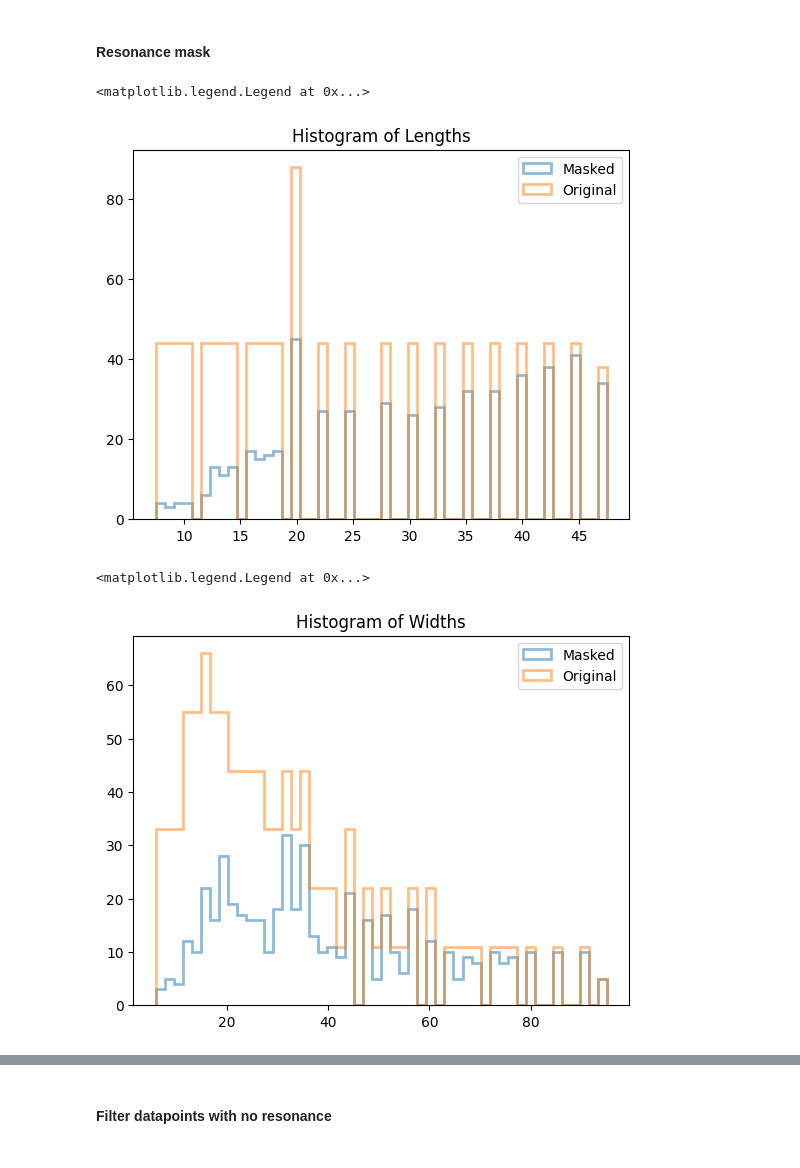
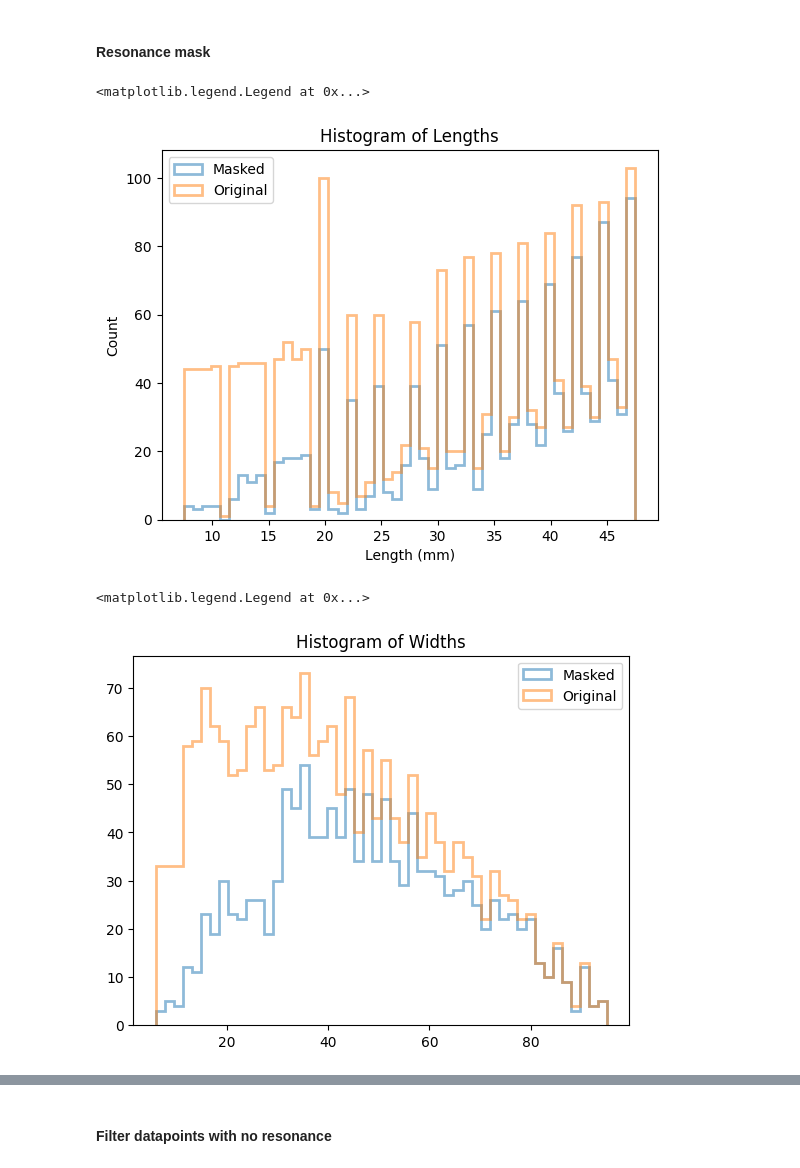
Before and after one commit to becklabs/patch-antenna-tto, a Jupyter notebook: notebooks/preprocessing.ipynb, the cells around one changed output, grey strips where cells are left out. Drawn from its saved outputs; the diff is of its cells as text; code cells hidden in the pictures.

```diff
--- a/notebooks/preprocessing.ipynb
+++ b/notebooks/preprocessing.ipynb
@@ -7,5 +7,6 @@ from deepad.simulation.utils import load_results
 # %%
-data_dir = "../data/results/sim_results2/s_parameters"
+data_dir = "../data/results/sim_results3/s_parameters"
+data_dir_2 = "../data/results/sim_results2/s_parameters"
 # %% [markdown]
 #### Sort by length
 # %%
@@ -13,3 +14,12 @@ design_params, freq_response = load_results(data_dir)
 sort_inds = np.argsort(design_params[:, 0])
 design_params = design_params[sort_inds]
 freq_response = freq_response[sort_inds]
+
+design_params_2, freq_response_2 = load_results(data_dir_2)
+sort_inds = np.argsort(design_params_2[:, 0])
+design_params_2 = design_params_2[sort_inds]
+freq_response_2 = freq_response_2[sort_inds]
+
+# Combine the two datasets
+design_params = np.concatenate((design_params, design_params_2), axis=0)
+freq_response = np.concatenate((freq_response, freq_response_2), axis=0)
@@ -22,11 +57,13 @@ resonance_mask = np.any(freq_response[:, :, 1] < -20, axis = 1)
 # %%
 plt.hist(design_params[resonance_mask, 0], label="Masked", bins=50, alpha=0.5, histtype='step', linewidth=2)
 plt.hist(design_params[:, 0], label="Original", bins=50, alpha=0.5, histtype='step', linewidth=2)
 plt.title("Histogram of Lengths")
+plt.xlabel("Length (mm)")
+plt.ylabel("Count")
 plt.legend()
 # %% [output]
 <matplotlib.legend.Legend at 0x...>
-[figure, old version]
+[figure, new version]
 # %%
 plt.hist(design_params[resonance_mask, 1], label="Masked", bins=50, alpha=0.5, histtype='step', linewidth=2)
 plt.hist(design_params[:, 1], label="Original", bins=50, alpha=0.5, histtype='step', linewidth=2)
@@ -34,7 +71,7 @@ plt.title("Histogram of Widths")
 plt.legend()
 # %% [output]
 <matplotlib.legend.Legend at 0x...>
-[figure, old version]
+[figure, new version]
 # %%
 plt.hist(length_width[resonance_mask], label="Masked", bins=50, alpha=0.5, histtype='step', linewidth=2)
 plt.hist(length_width, label="Original", bins=50, alpha=0.5, histtype='step', linewidth=2)
```
Also changed, not shown: parts of 5 cells of this notebook, 41 other files.
